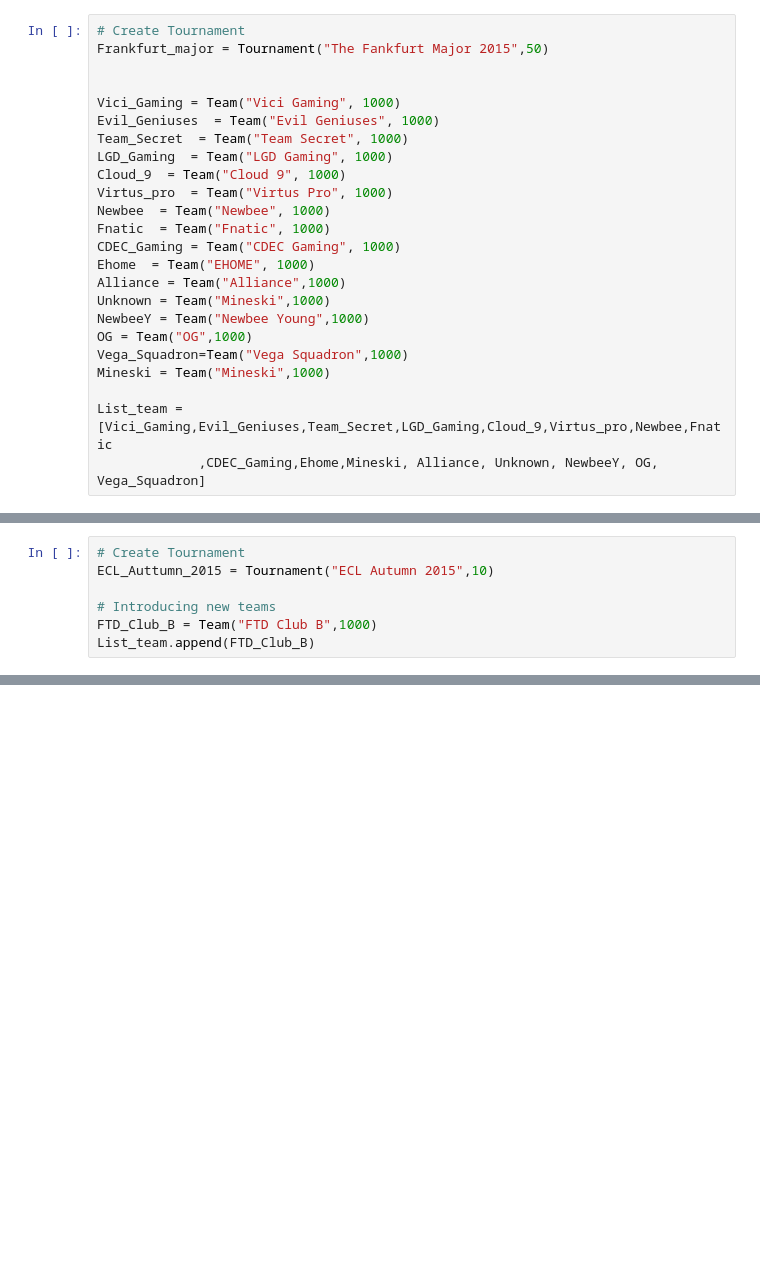
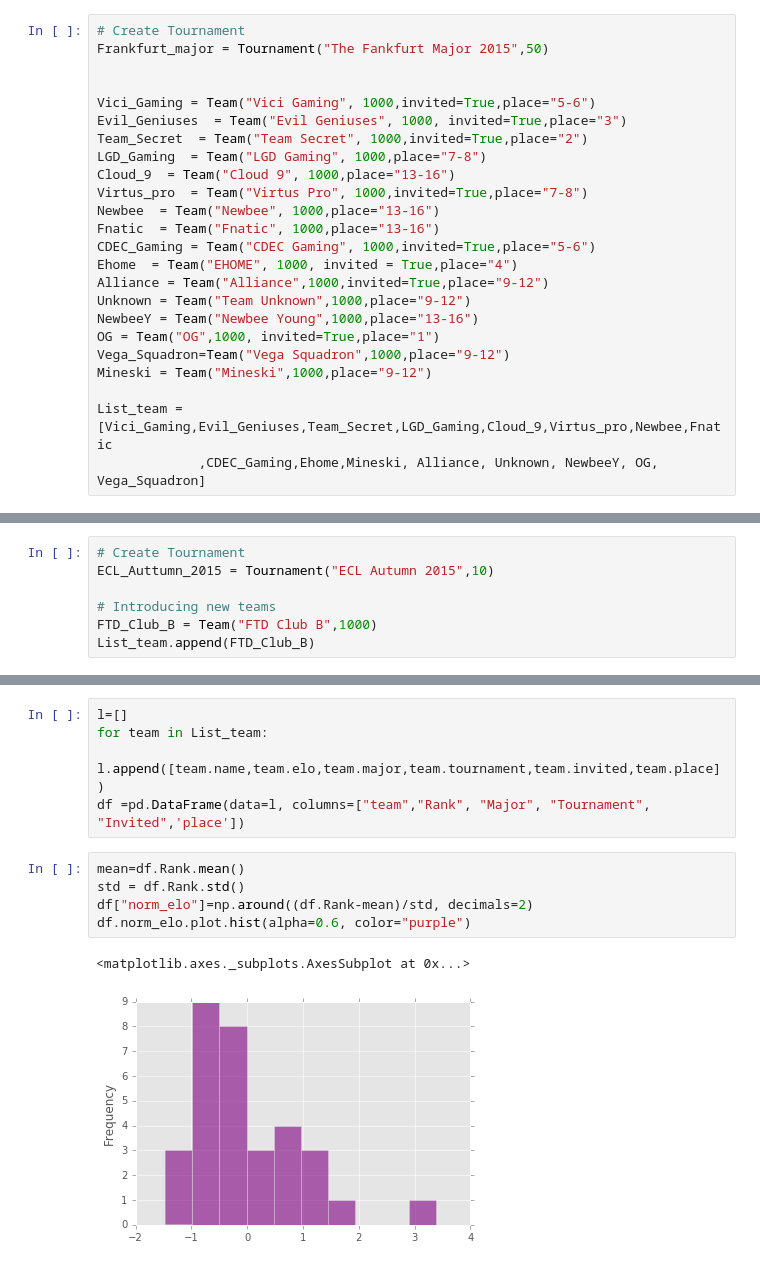
Before and after one commit to Asaron/Invite-Prediction, a Jupyter notebook: Winter Major invitation 2016.ipynb, the cells around one changed output, grey strips where cells are left out. Drawn from its saved outputs; the diff is of its cells as text; blank space fills up the shorter version.

```diff
--- a/Winter Major invitation 2016.ipynb
+++ b/Winter Major invitation 2016.ipynb
@@ -71,22 +80,22 @@ class Tournament:
 Frankfurt_major = Tournament("The Fankfurt Major 2015",50)
 
 
-Vici_Gaming = Team("Vici Gaming", 1000)
-Evil_Geniuses  = Team("Evil Geniuses", 1000)
-Team_Secret  = Team("Team Secret", 1000)
-LGD_Gaming  = Team("LGD Gaming", 1000)
-Cloud_9  = Team("Cloud 9", 1000)
-Virtus_pro  = Team("Virtus Pro", 1000)
-Newbee  = Team("Newbee", 1000)
-Fnatic  = Team("Fnatic", 1000)
-CDEC_Gaming = Team("CDEC Gaming", 1000)
-Ehome  = Team("EHOME", 1000)
-Alliance = Team("Alliance",1000)
-Unknown = Team("Mineski",1000)
-NewbeeY = Team("Newbee Young",1000)
-OG = Team("OG",1000)
-Vega_Squadron=Team("Vega Squadron",1000)
-Mineski = Team("Mineski",1000)
+Vici_Gaming = Team("Vici Gaming", 1000,invited=True,place="5-6")
+Evil_Geniuses  = Team("Evil Geniuses", 1000, invited=True,place="3")
+Team_Secret  = Team("Team Secret", 1000,invited=True,place="2")
+LGD_Gaming  = Team("LGD Gaming", 1000,place="7-8")
+Cloud_9  = Team("Cloud 9", 1000,place="13-16")
+Virtus_pro  = Team("Virtus Pro", 1000,invited=True,place="7-8")
+Newbee  = Team("Newbee", 1000,place="13-16")
+Fnatic  = Team("Fnatic", 1000,place="13-16")
+CDEC_Gaming = Team("CDEC Gaming", 1000,invited=True,place="5-6")
+Ehome  = Team("EHOME", 1000, invited = True,place="4")
+Alliance = Team("Alliance",1000,invited=True,place="9-12")
+Unknown = Team("Team Unknown",1000,place="9-12")
+NewbeeY = Team("Newbee Young",1000,place="13-16")
+OG = Team("OG",1000, invited=True,place="1")
+Vega_Squadron=Team("Vega Squadron",1000,place="9-12")
+Mineski = Team("Mineski",1000,place="9-12")
 
 List_team = [Vici_Gaming,Evil_Geniuses,Team_Secret,LGD_Gaming,Cloud_9,Virtus_pro,Newbee,Fnatic
              ,CDEC_Gaming,Ehome,Mineski, Alliance, Unknown, NewbeeY, OG, Vega_Squadron]
@@ -516,0 +536,13 @@ My ranking was wrong this time but we need to take into account the invitation b
+# %%
+l=[]
+for team in List_team:
+    l.append([team.name,team.elo,team.major,team.tournament,team.invited,team.place])
+df =pd.DataFrame(data=l, columns=["team","Rank", "Major", "Tournament", "Invited",'place'])
+# %%
+mean=df.Rank.mean()
+std = df.Rank.std()
+df["norm_elo"]=np.around((df.Rank-mean)/std, decimals=2)
+df.norm_elo.plot.hist(alpha=0.6, color="purple")
+# %% [output]
+<matplotlib.axes._subplots.AxesSubplot at 0x...>
+[figure, added]
```
Also changed, not shown: parts of 24 cells of this notebook, 2 other files.
